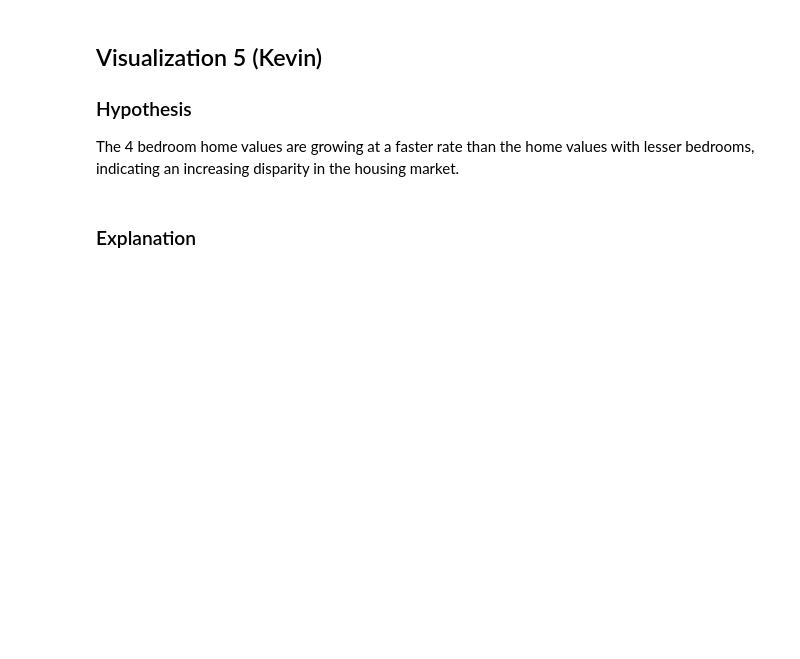
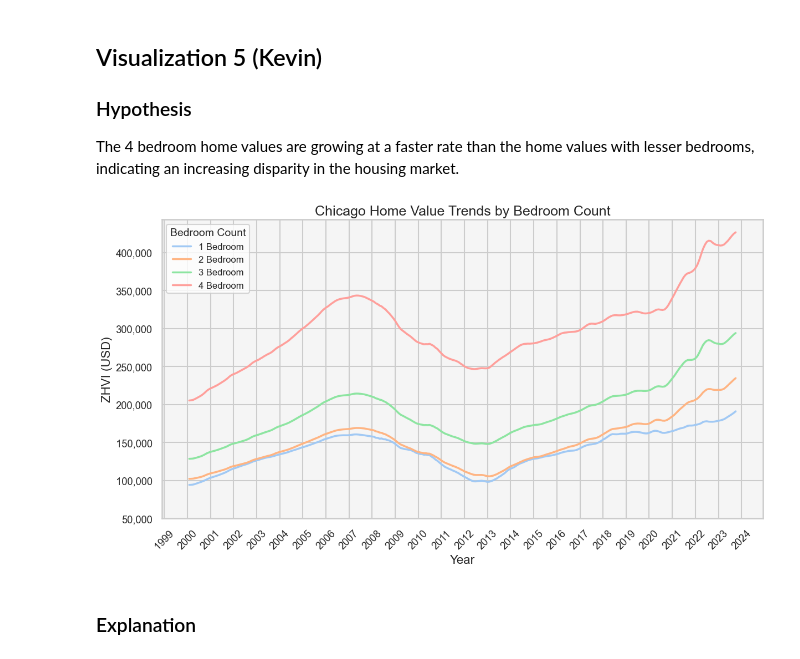
Before and after one commit to A-Sutaria/CS418_Project_FA23, a Jupyter notebook: progress_report.ipynb, the cells around one changed output. Saved outputs shown, nothing was run; the diff lists cells and outputs as text; code cells hidden in the pictures; blank space fills up the shorter version.

```diff
--- a/progress_report.ipynb
+++ b/progress_report.ipynb
@@ -261,10 +272,10 @@ import pandas as pd
 import numpy as np
 
 # Load your data into pandas DataFrames from CSV files
-one_bed = pd.read_csv('Metro_1_bed.csv')
-two_bed = pd.read_csv('Metro_2_bed.csv')
-three_bed = pd.read_csv('Metro_3_bed.csv')
-four_bed = pd.read_csv('Metro_4_bed.csv')
+one_bed = pd.read_csv('datasets\Metro_zhvi_bdrmcnt_1_uc_sfrcondo_tier_0.33_0.67_sm_sa_month.csv')
+two_bed = pd.read_csv('datasets\Metro_zhvi_bdrmcnt_2_uc_sfrcondo_tier_0.33_0.67_sm_sa_month.csv')
+three_bed = pd.read_csv('datasets\Metro_zhvi_bdrmcnt_3_uc_sfrcondo_tier_0.33_0.67_sm_sa_month.csv')
+four_bed = pd.read_csv('datasets\Metro_zhvi_bdrmcnt_4_uc_sfrcondo_tier_0.33_0.67_sm_sa_month.csv')
 
 chicago_one = one_bed[one_bed['RegionName'] == 'Chicago, IL']
 chicago_one_from_2000_to_end = chicago_one.iloc[0][one_bed.columns.get_loc('2000-01-31'):]
@@ -300,33 +311,35 @@ for df, label in [(chicago_one_from_2000_to_end, '1 Bedroom'),
 # Set the x-axis to display years only
 plt.gca().xaxis.set_major_locator(mdates.YearLocator())
 plt.gca().xaxis.set_major_formatter(mdates.DateFormatter('%Y'))
 
 # Set y-axis limits and labels
 plt.ylim(50000, plt.gca().get_ylim()[1]) # Set minimum y-value to 50000 and maximum to auto
 y_max = int(plt.gca().get_ylim()[1] // 50000 * 50000) # Find the nearest number less than max that is divisible by 50000
 if y_max < plt.gca().get_ylim()[1]: # If the max y-value is not a multiple of 50000, add another step
     y_max += 50000
 plt.yticks(np.arange(50000, y_max, 50000))
 
 # Format the y-axis labels to include commas for thousands
 plt.gca().get_yaxis().set_major_formatter(plt.matplotlib.ticker.FuncFormatter(lambda x, p: format(int(x), ',')))
 
 # Rotate x-axis labels if needed
 plt.xticks(rotation=45)
 
 # Set plot title and labels
 plt.title('Chicago Home Value Trends by Bedroom Count', fontsize=18)
 plt.xlabel('Year', fontsize=16)
 plt.ylabel('ZHVI (USD)', fontsize=16)
 
 # Show legend with a title and increase its font size
 plt.legend(title='Bedroom Count', title_fontsize='14', fontsize='12', loc='upper left')
 
 # Set the background color
 plt.gca().set_facecolor('#f5f5f5')
 
 # Show the plot
 plt.show()
+# %% [output]
+[figure, added]
 # %% [markdown]
 ### Explanation
 # %% [markdown]
```
Also changed, not shown: parts of 17 cells of this notebook.
